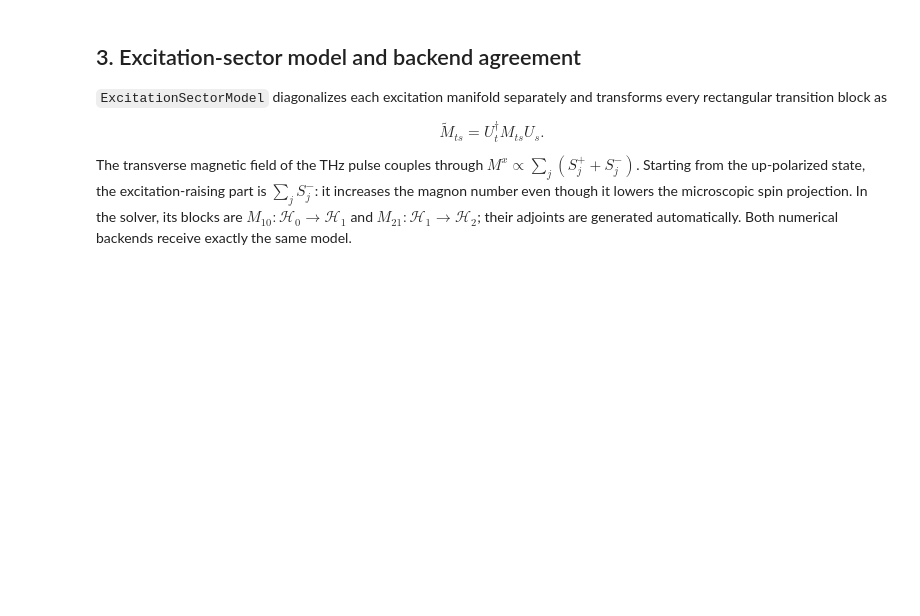
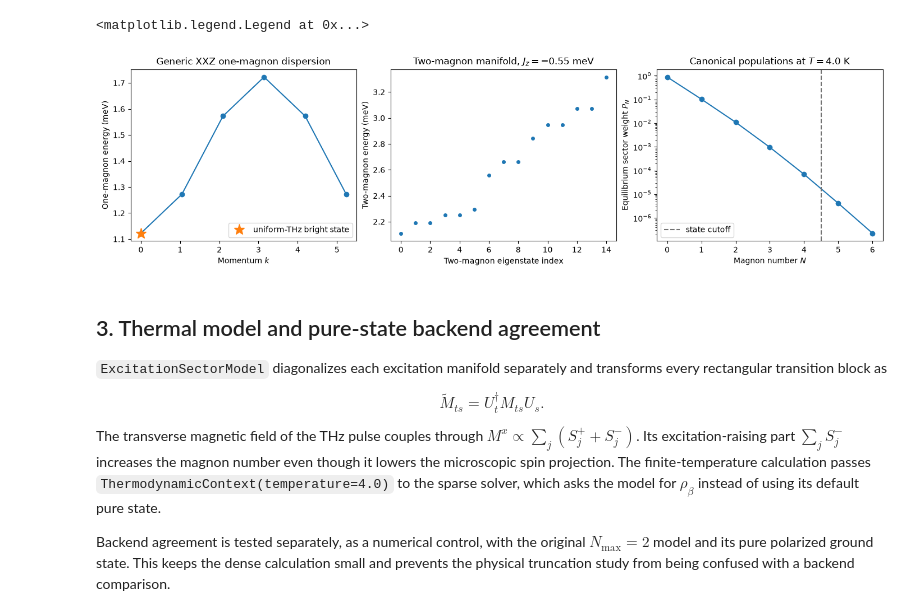
Before and after one commit to SilvaScience/LiouvilleSolver, a Jupyter notebook: examples/spin_chain_k_space.ipynb, the cells around one changed output. Drawn from its saved outputs; the diff is of its cells as text; code cells hidden in the pictures; blank space fills up the shorter version.

```diff
--- a/examples/spin_chain_k_space.ipynb
+++ b/examples/spin_chain_k_space.ipynb
@@ -68,6 +73,7 @@ with dimensions $1$, $L$, and $\binom{L}{2}$. The longitudinal exchange $J_z$ is
 # %%
 MU_B_MEV_PER_T = 0.0578838
 HBAR_MEV_PS = 0.658212
+BOLTZMANN_MEV_PER_K = 0.08617333262
 
 
 def excitation_basis(n_sites, n_magnons):
@@ -129,11 +135,14 @@ def uniform_thz_probe_profile(n_sites):
 
 
 def make_spin_chain_model(
-    n_sites, J_xy, J_z, g_factor, static_field
+    n_sites, J_xy, J_z, g_factor, static_field, *, max_magnons=2
 ):
+    if not 0 <= max_magnons <= n_sites:
+        raise ValueError("max_magnons must lie between 0 and n_sites.")
+
     bases = {}
     hamiltonians = {}
-    for n_magnons in (0, 1, 2):
+    for n_magnons in range(max_magnons + 1):
         bases[n_magnons], hamiltonians[n_magnons] = (
             build_xxz_sector_hamiltonian(
                 n_sites, n_magnons, J_xy, J_z, g_factor, static_field
@@ -142,18 +151,17 @@ def make_spin_chain_model(
 
     probe_profile = uniform_thz_probe_profile(n_sites)
     raising_blocks = {
-        (1, 0): build_magnon_creation_block(
-            bases[0], bases[1], probe_profile
-        ),
-        (2, 1): build_magnon_creation_block(
-            bases[1], bases[2], probe_profile
-        ),
+        (n_magnons + 1, n_magnons): build_magnon_creation_block(
+            bases[n_magnons], bases[n_magnons + 1], probe_profile
+        )
+        for n_magnons in range(max_magnons)
     }
 
     model = ExcitationSectorModel(
         hamiltonians,
         raising_blocks,
         initial_sector=0,
+        boltzmann_constant=BOLTZMANN_MEV_PER_K,
     )
     return model, bases, hamiltonians, raising_blocks
 # %% [markdown]
@@ -215,29 +295,46 @@ print(
 # %%
-fig, axes = plt.subplots(1, 2, figsize=(10.5, 3.8), constrained_layout=True)
+fig, axes = plt.subplots(1, 3, figsize=(14.0, 3.8), constrained_layout=True)
 axes[0].plot(k_points, expected_one_magnon, "o-")
 axes[0].plot(0.0, bright_k0_energy, "*", markersize=14, label="uniform-THz bright state")
 axes[0].set_xlabel(r"Momentum $k$")
 axes[0].set_ylabel("One-magnon energy (meV)")
 axes[0].set_title("Generic XXZ one-magnon dispersion")
 axes[0].legend()
 
 axes[1].plot(
     np.arange(two_magnon_energies.size),
     np.sort(two_magnon_energies),
     "o",
     markersize=4,
 )
 axes[1].set_xlabel("Two-magnon eigenstate index")
 axes[1].set_ylabel("Two-magnon energy (meV)")
 axes[1].set_title(rf"Two-magnon manifold, $J_z={J_z:.2f}$ meV")
+
+thermal_sectors = np.asarray(sorted(full_sector_populations))
+thermal_populations = np.asarray(
+    [full_sector_populations[sector] for sector in thermal_sectors]
+)
+axes[2].semilogy(thermal_sectors, thermal_populations, "o-")
+axes[2].axvline(max_magnons + 0.5, color="0.45", linestyle="--", label="state cutoff")
+axes[2].set_xticks(thermal_sectors)
+axes[2].set_xlabel("Magnon number $N$")
+axes[2].set_ylabel(r"Equilibrium sector weight $P_N$")
+axes[2].set_title(rf"Canonical populations at $T={temperature:.1f}$ K")
+axes[2].legend()
+# %% [output]
+<matplotlib.legend.Legend at 0x...>
+[figure, added]
 # %% [markdown]
-## 3. Excitation-sector model and backend agreement
+## 3. Thermal model and pure-state backend agreement
 
 `ExcitationSectorModel` diagonalizes each excitation manifold separately and transforms every rectangular transition block as
 
 $$\widetilde M_{ts}=U_t^\dagger M_{ts}U_s.$$
 
-The transverse magnetic field of the THz pulse couples through $M^x\propto\sum_j(S_j^++S_j^-)$. Starting from the up-polarized state, the excitation-raising part is $\sum_jS_j^-$: it increases the magnon number even though it lowers the microscopic spin projection. In the solver, its blocks are $M_{10}:\mathcal H_0\rightarrow\mathcal H_1$ and $M_{21}:\mathcal H_1\rightarrow\mathcal H_2$; their adjoints are generated automatically. Both numerical backends receive exactly the same model.
+The transverse magnetic field of the THz pulse couples through $M^x\propto\sum_j(S_j^++S_j^-)$. Its excitation-raising part $\sum_jS_j^-$ increases the magnon number even though it lowers the microscopic spin projection. The finite-temperature calculation passes `ThermodynamicContext(temperature=4.0)` to the sparse solver, which asks the model for $\rho_\beta$ instead of using its default pure state.
+
+Backend agreement is tested separately, as a numerical control, with the original $N_{\max}=2$ model and its pure polarized ground state. This keeps the dense calculation small and prevents the physical truncation study from being confused with a backend comparison.
 # %%
 sparse_solver = SpectroscopySolver(
     backend="sparse_sector", eta=eta, krylov_tolerance=1e-11
```
Also changed, not shown: parts of 16 cells of this notebook, 2 other files.
